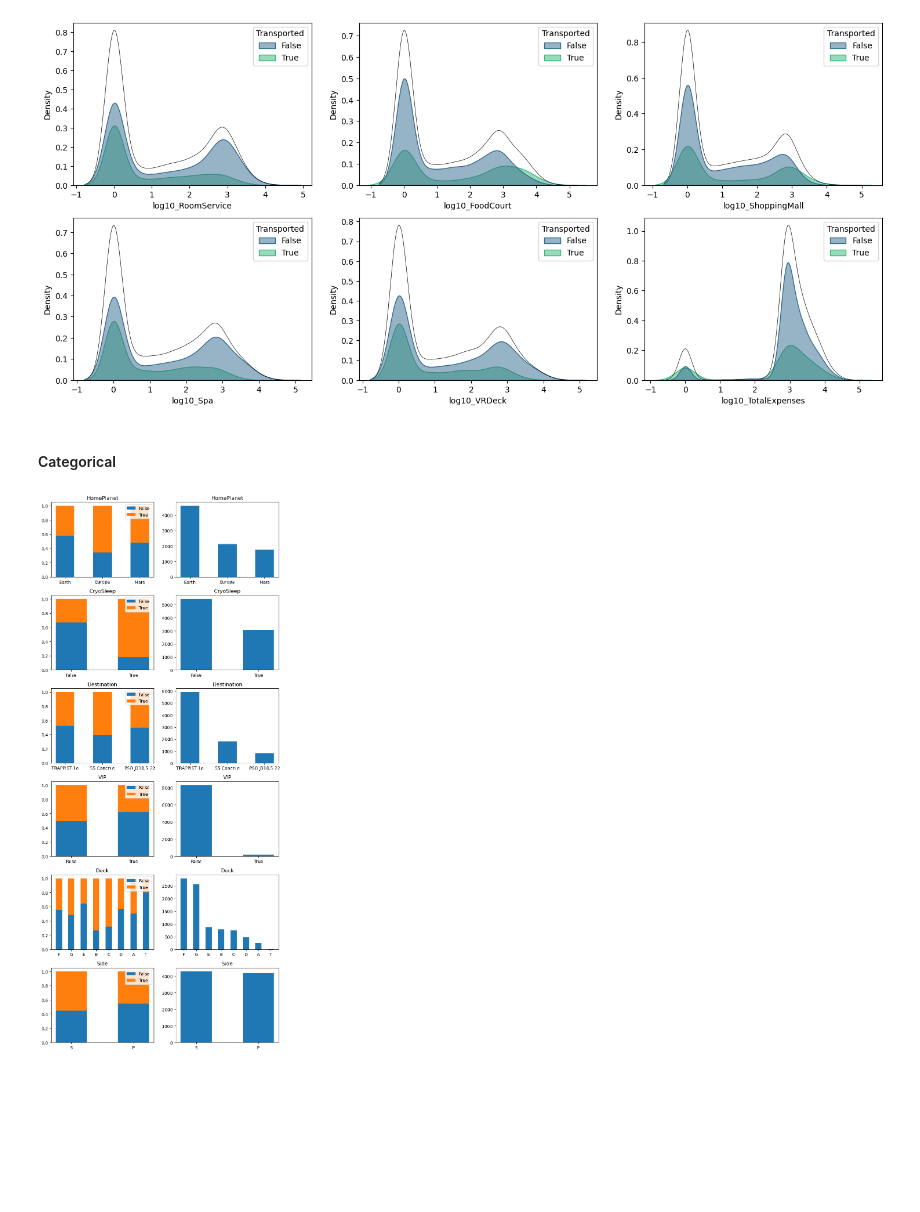
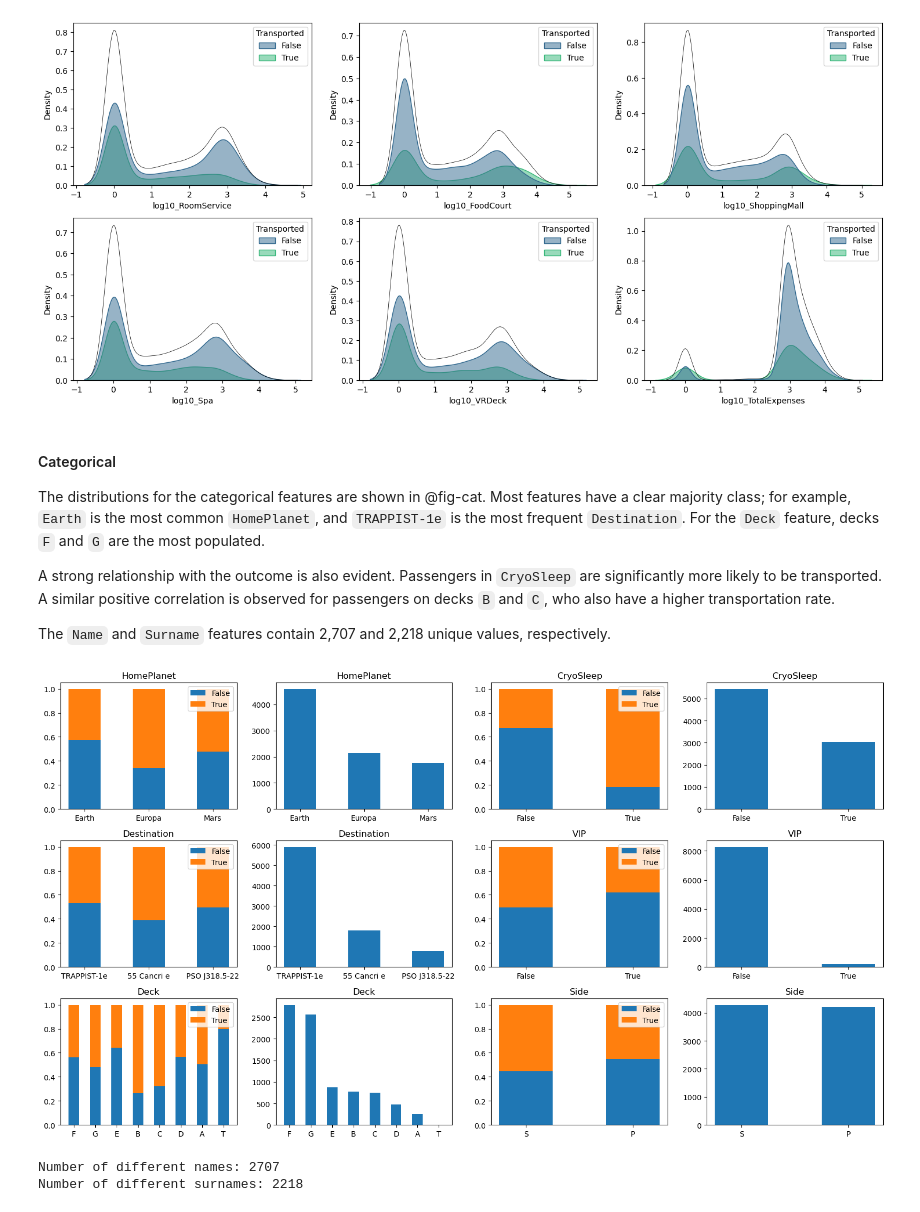
Before and after one commit to mapardo-lab/spaceshipTitanic, a Jupyter notebook: notebooks/spaceshipTitanic.ipynb, the cells around one changed output. Cells and saved outputs as stored; diff of their text form; code cells hidden in the pictures; blank space fills up the shorter version.

```diff
--- a/notebooks/spaceshipTitanic.ipynb
+++ b/notebooks/spaceshipTitanic.ipynb
@@ -253,12 +254,24 @@ plot_density_cat(df, expense_features_log10, 'Transported', 2, 3)
 [figure]
 # %% [markdown]
 #### Categorical
+
+The distributions for the categorical features are shown in @fig-cat. Most features have a clear majority class; for example, `Earth` is the most common `HomePlanet`, and `TRAPPIST-1e` is the most frequent `Destination`. For the `Deck` feature, decks `F` and `G` are the most populated.
+
+A strong relationship with the outcome is also evident. Passengers in `CryoSleep` are significantly more likely to be transported. A similar positive correlation is observed for passengers on decks `B` and `C`, who also have a higher transportation rate.
+
+The `Name` and `Surname` features contain 2,707 and 2,218 unique values, respectively.
 # %%
 #| output: True
 #| label: fig-cat
 #| fig-cap: "Distribution of categorical features"
 cat_features = ['HomePlanet', 'CryoSleep', 'Destination', 'VIP', 'Deck', 'Side']
-plot_bars_target(df_train, cat_features , 'Transported', sort = True)
+plot_bars_target(df_train, cat_features , 'Transported', 3, 2, sort = True)
 # %% [output]
-[figure, old version]
+[figure, new version]
+# %%
+print(f'Number of different names: {df_train["FirstName"].unique().shape[0]}')
+print(f'Number of different surnames: {df_train["Surname"].unique().shape[0]}')
+# %% [output]
+Number of different names: 2707
+Number of different surnames: 2218
 # %% [markdown]
```
Also changed, not shown: parts of 38 cells of this notebook, 11 other files.
